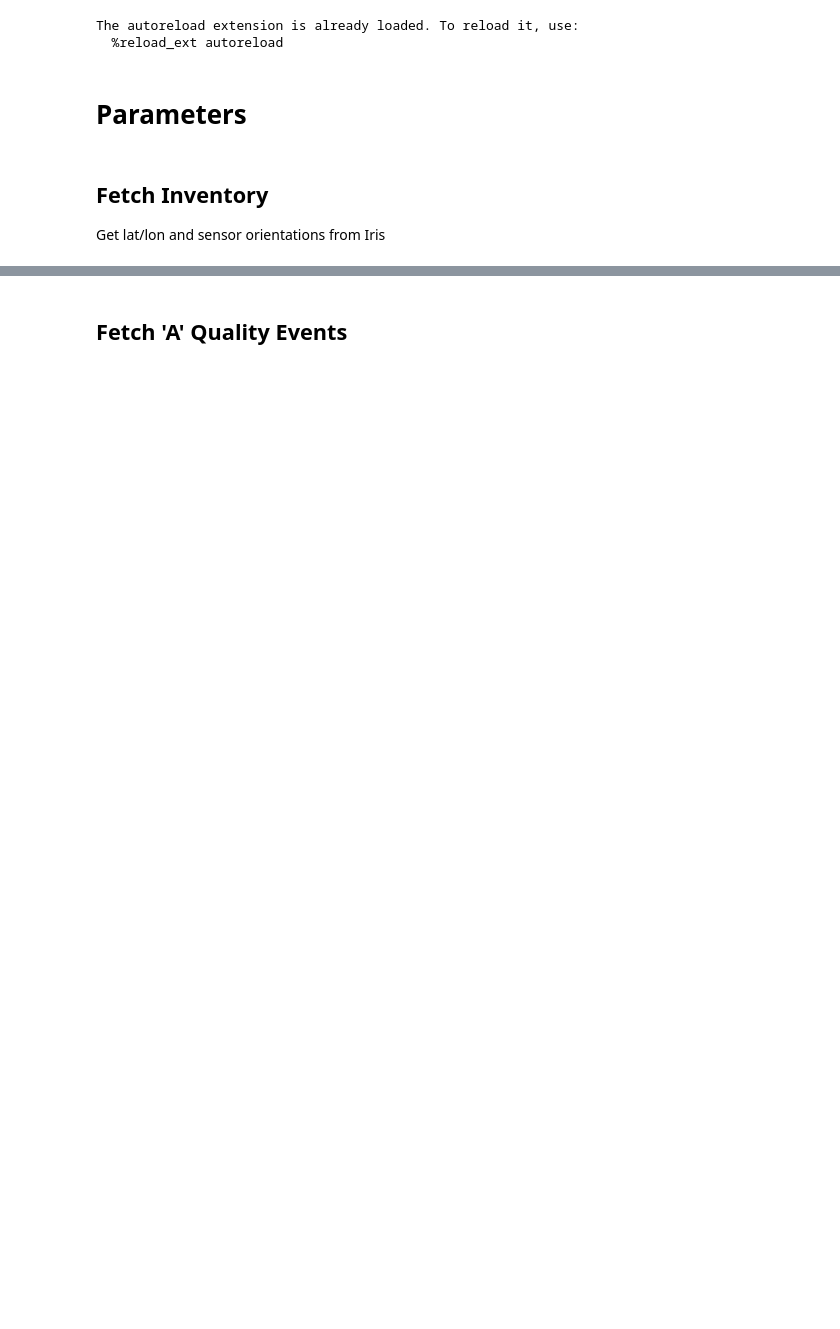
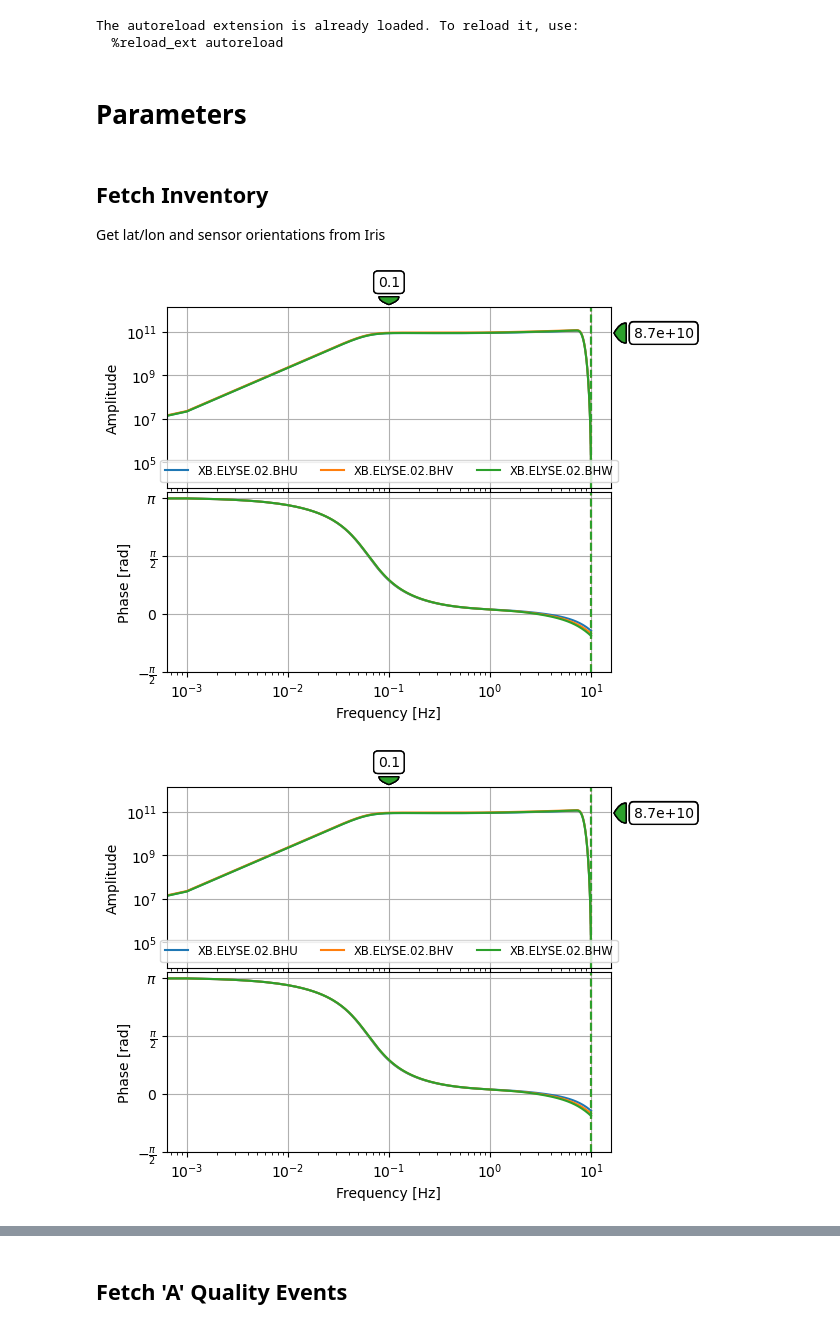
Before and after one commit to t0mmyt/insight-notebooks, a Jupyter notebook: notebooks/data_prep.ipynb, the cells around one changed output, grey strips where cells are left out. Cells and saved outputs as stored; diff of their text form; code cells hidden in the pictures; blank space fills up the shorter version.

```diff
--- a/notebooks/data_prep.ipynb
+++ b/notebooks/data_prep.ipynb
@@ -45,5 +46,11 @@ bh_orientations = {
     ch: insight.get_orientation(f"{network}.{station}.{location}.{ch}", inv_time)
     for ch in channels
 }
+# %%
+inv = read_inventory("../inventory_VBB.xml")
+inv.plot_response(0.001, station=station, location=location, channel="BH?", time=inv_time, show=False)
+# %% [output]
+[figure, added]
+[figure, added]
 # %% [markdown]
 ## Build Catalog
```
Also changed, not shown: parts of 8 cells of this notebook, 10 other files.
